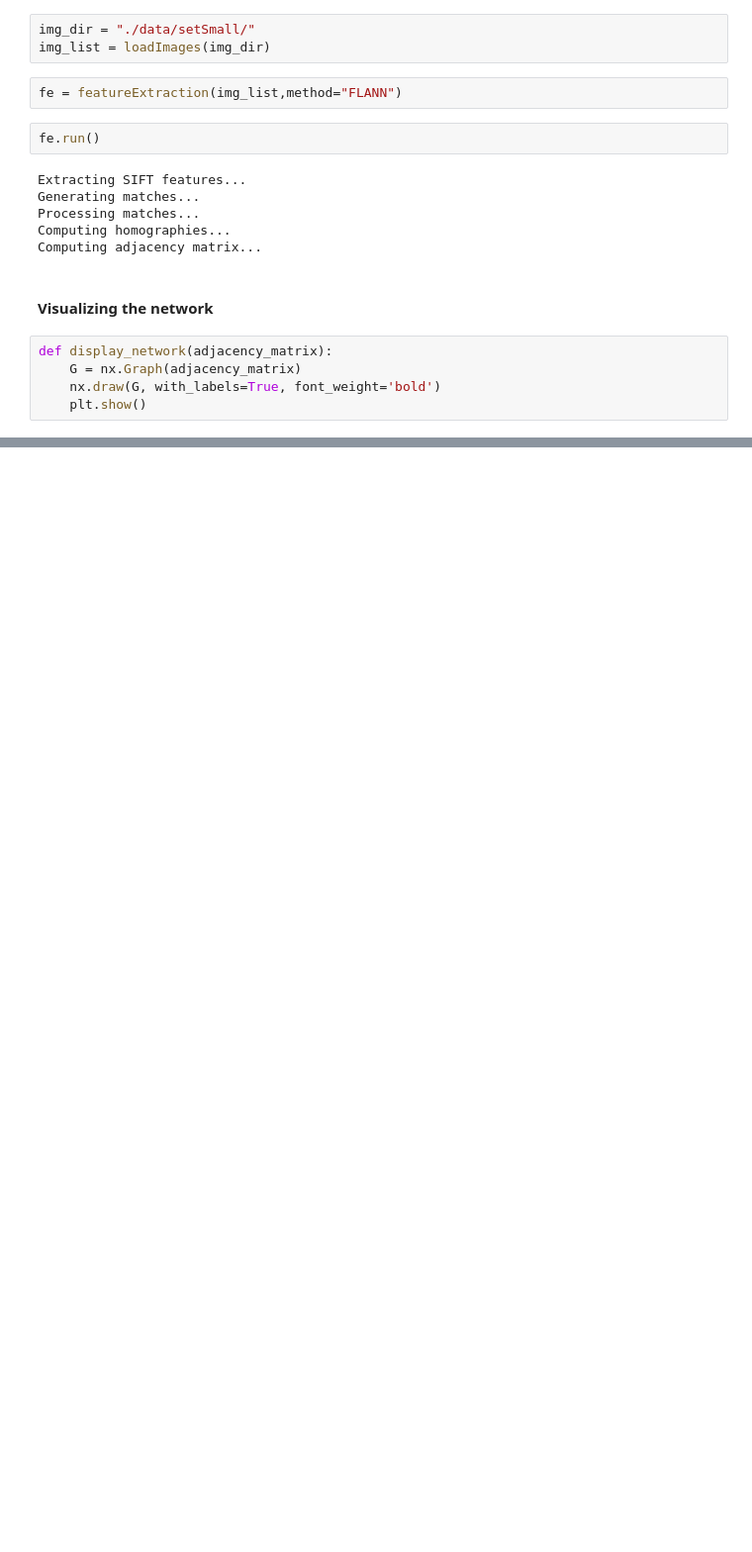
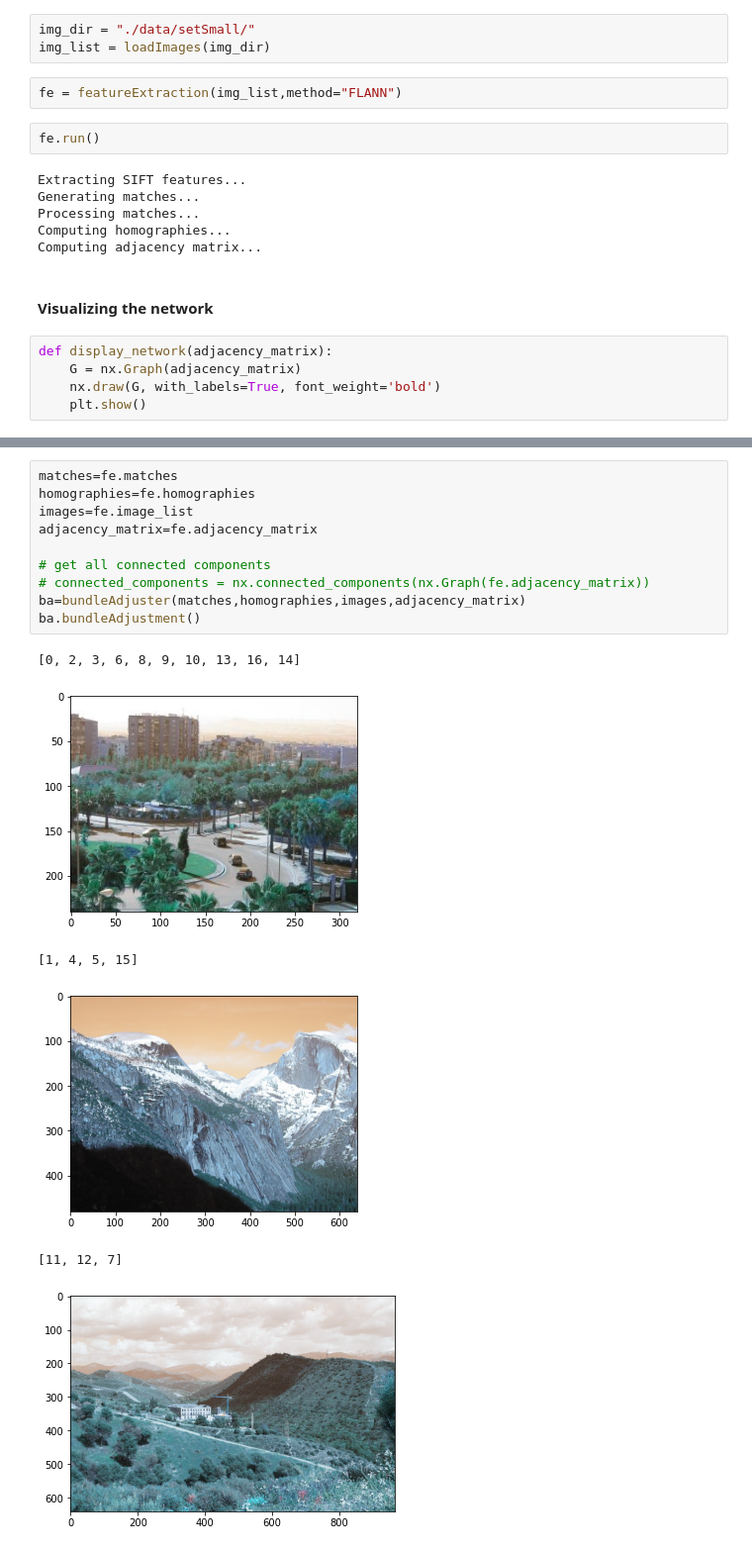
Before and after one commit to gautamxyz/Automatic-Panoramic-Image-Stitching-using-Invariant-Features, a Jupyter notebook: main.ipynb, the cells around one changed output, grey strips where cells are left out. Shown at 99% size. Drawn from its saved outputs; the diff is of its cells as text; blank space fills up the shorter version.

Commit message:
completed ordering of images in a component

```diff
--- a/main.ipynb
+++ b/main.ipynb
@@ -42,0 +116,17 @@ display_network(fe.adjacency_matrix)
+# %%
+matches=fe.matches
+homographies=fe.homographies
+images=fe.image_list
+adjacency_matrix=fe.adjacency_matrix
+
+# get all connected components
+# connected_components = nx.connected_components(nx.Graph(fe.adjacency_matrix))
+ba=bundleAdjuster(matches,homographies,images,adjacency_matrix)
+ba.bundleAdjustment()
+# %% [output]
+[0, 2, 3, 6, 8, 9, 10, 13, 16, 14]
+[figure, added]
+[1, 4, 5, 15]
+[figure, added]
+[11, 12, 7]
+[figure, added]
```
Also changed, not shown: parts of 3 cells of this notebook.
